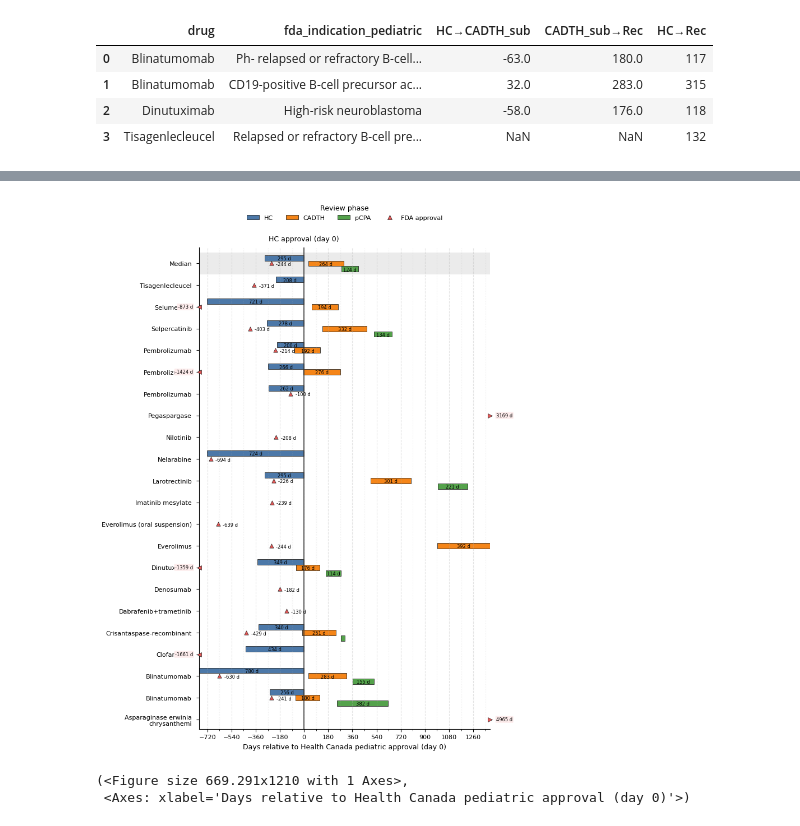
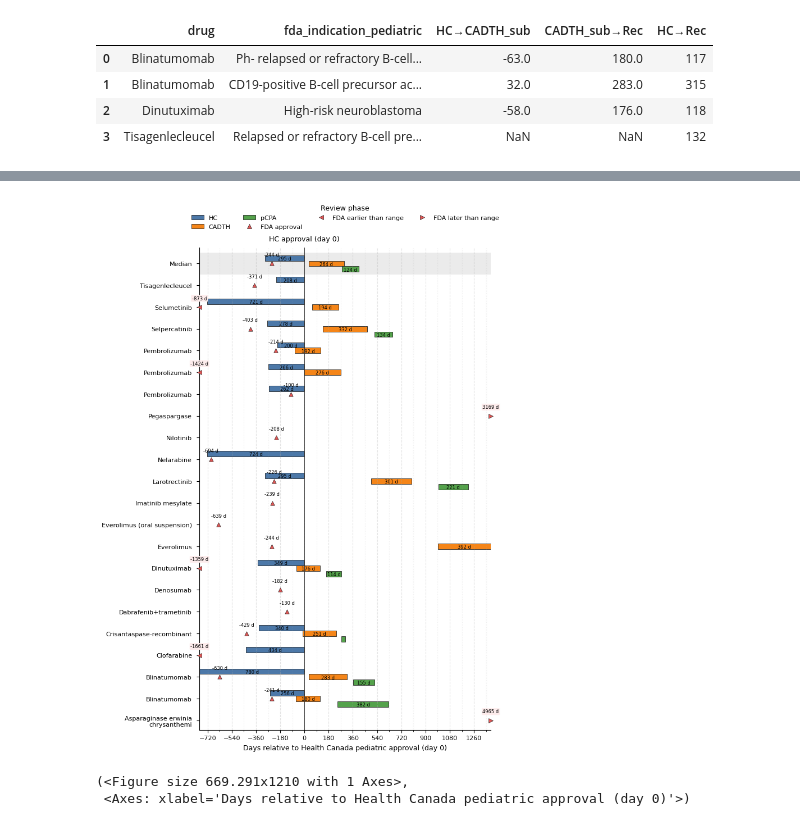
Before and after one commit to nick-gibb/pediatric-drug-access, a Jupyter notebook: pediatric_drug_access_metrics.ipynb, the cells around one changed output, grey strips where cells are left out. Drawn from its saved outputs; the diff is of its cells as text; code cells hidden in the pictures.

Commit message:
update legend and fda label

```diff
--- a/pediatric_drug_access_metrics.ipynb
+++ b/pediatric_drug_access_metrics.ipynb
@@ -706,55 +706,57 @@ def plot_drug_timeline_publication(
         left_oor = mask & (fda_days <  xmin)
         right_oor= mask & (fda_days >  xmax)
 
-        # In-range triangles + side labels
+        label_dy = 8  # points above the marker
+
+        # In-range triangles + labels ABOVE the triangle
         ax.scatter(fda_days[in_range], label_y[in_range],
                 s=28, marker="^", color=COLORS["FDA"],
                 edgecolors=EDGE, linewidths=0.5, zorder=3)
         for x, y in zip(fda_days[in_range], label_y[in_range]):
             ax.annotate(f"{int(round(x))} d", xy=(x, y),
-                        xytext=(6, -1.0), textcoords="offset points",
-                        ha="left", va="center", fontsize=6)
+                        xytext=(0, label_dy), textcoords="offset points",
+                        ha="center", va="bottom", fontsize=6)
 
-        # OOR styling (solid fill, EPS-friendly)
+        # OOR styling (solid, EPS-safe)
         pill_fc = "#FDECEC" if not mono else "0.90"
         pill_kw = dict(boxstyle="round,pad=0.18", fc=pill_fc, ec="none")
 
-        # Left-of-range: chevron at xmin
+        # Left-of-range: chevron at xmin + label ABOVE
         for x, y in zip(fda_days[left_oor], label_y[left_oor]):
             ax.scatter([xmin], [y], s=32, marker="<", color=COLORS["FDA"],
                     edgecolors=EDGE, linewidths=0.5, zorder=3, clip_on=False)
             ax.annotate(f"{int(round(x))} d", xy=(xmin, y),
-                        xytext=(-8, 0), textcoords="offset points",
-                        ha="right", va="center", fontsize=6, bbox=pill_kw, clip_on=False)
+                        xytext=(0, label_dy), textcoords="offset points",
+                        ha="center", va="bottom", fontsize=6, bbox=pill_kw, clip_on=False)
 
-        # Right-of-range: chevron at xmax (rare but symmetric)
+        # Right-of-range: chevron at xmax + label ABOVE (for symmetry)
         for x, y in zip(fda_days[right_oor], label_y[right_oor]):
             ax.scatter([xmax], [y], s=32, marker=">", color=COLORS["FDA"],
                     edgecolors=EDGE, linewidths=0.5, zorder=3, clip_on=False)
             ax.annotate(f"{int(round(x))} d", xy=(xmax, y),
-                        xytext=(8, 0), textcoords="offset points",
-                        ha="left", va="center", fontsize=6, bbox=pill_kw, clip_on=False)
+                        xytext=(0, label_dy), textcoords="offset points",
+                        ha="center", va="bottom", fontsize=6, bbox=pill_kw, clip_on=False)
 
-        # Legend: add chevrons only if present
+        # ---- Legend (build once, here)
         handles = [
-            Patch(facecolor=COLORS["HC"], edgecolor=EDGE, linewidth=lw, hatch=HATCH["HC"], label="HC"),
-            Patch(facecolor=COLORS["CADTH"], edgecolor=EDGE, linewidth=lw, hatch=HATCH["CADTH"], label="CADTH"),
+            Patch(facecolor=COLORS["HC"],   edgecolor=EDGE, linewidth=lw, hatch=HATCH["HC"],   label="HC"),
+            Patch(facecolor=COLORS["CADTH"],edgecolor=EDGE, linewidth=lw, hatch=HATCH["CADTH"],label="CADTH"),
             Patch(facecolor=COLORS["pCPA"], edgecolor=EDGE, linewidth=lw, hatch=HATCH["pCPA"], label="pCPA"),
             Line2D([0],[0], marker="^", linestyle="None", color=COLORS["FDA"],
                 markeredgecolor=EDGE, markeredgewidth=0.5, label="FDA approval"),
         ]
         if left_oor.any():
             handles.append(Line2D([0],[0], marker="<", linestyle="None", color=COLORS["FDA"],
-                                markeredgecolor=EDGE, markeredgewidth=0.5,
-                                label="FDA earlier than range"))
+                                markeredgecolor=EDGE, markeredgewidth=0.5, label="FDA earlier than range"))
         if right_oor.any():
             handles.append(Line2D([0],[0], marker=">", linestyle="None", color=COLORS["FDA"],
-                                markeredgecolor=EDGE, markeredgewidth=0.5,
-                                label="FDA later than range"))
+                                markeredgecolor=EDGE, markeredgewidth=0.5, label="FDA later than range"))
 
         ax.legend(handles=handles, loc="upper center",
                 bbox_to_anchor=(0.5, 1.10), ncol=min(4, len(handles)),
                 frameon=False, title="Review phase")
+
+
     # ---- y labels as ticks (wrapped)
     def wrap(s):
         return "\n".join(textwrap.wrap(s, width=wrap_labels_at)) if wrap_labels_at else s
@@ -767,44 +769,33 @@ def plot_drug_timeline_publication(
     ax.set_xlim(min_visible, max_visible)
     ax.set_xlabel("Days relative to Health Canada pediatric approval (day 0)")
     ax.xaxis.set_major_locator(mticker.MultipleLocator(180))
     ax.xaxis.set_minor_locator(mticker.MultipleLocator(90))
     ax.grid(True, axis="x", which="major", linestyle="--", alpha=0.35)
     ax.grid(True, axis="x", which="minor", linestyle=":",  alpha=0.20)
 
     ax.set_ylim(-0.2, n * (3 * BAR_H + PAD))
 
     # ---- 0-line label
     ax.axvline(0, linewidth=1.1, color="0.2", zorder=2)
     ax.annotate("HC approval (day 0)", xy=(0, ax.get_ylim()[1]), xytext=(0, 6),
                 textcoords="offset points", ha="center", va="bottom", fontsize=9)
 
-    # ---- legend: move farther above, outside plot
-    handles = [
-        Patch(facecolor=COLORS["HC"], edgecolor=EDGE, linewidth=lw, hatch=HATCH["HC"], label="HC"),
-        Patch(facecolor=COLORS["CADTH"], edgecolor=EDGE, linewidth=lw, hatch=HATCH["CADTH"], label="CADTH"),
-        Patch(facecolor=COLORS["pCPA"], edgecolor=EDGE, linewidth=lw, hatch=HATCH["pCPA"], label="pCPA"),
-        Line2D([0], [0], marker="^", linestyle="None", color=COLORS["FDA"],
-               markeredgecolor=EDGE, markeredgewidth=0.5, label="FDA approval"),
-    ]
-    # extra vertical space: y=1.18 (was ~1.05)
-    ax.legend(handles=handles, loc="upper center",
-                    bbox_to_anchor=(0.5, 1.10), ncol=4, frameon=False, title="Review phase")
     # create top margin so legend doesn’t collide with figure edge
     plt.subplots_adjust(top=0.82)
 
     # ---- tight layout & saves per Wiley
     os.makedirs("figures", exist_ok=True)
 
     fig.savefig(f"figures/{save_basename}.pdf", bbox_inches="tight", pad_inches=0.01)
     plt.show()
     return fig, ax
 
 ORDER = "alphabetical"  # or "by_hc_approval"
 timeline_all = build_timeline_all_rows(df, order=ORDER)
 
 # Color version (for online/PDF):
 plot_drug_timeline_publication(timeline_all, mono=False, save_basename="Figure_3")
 # %% [output]
-[figure, old version]
+[figure, new version]
 (<Figure size 669.291x1210 with 1 Axes>,
  <Axes: xlabel='Days relative to Health Canada pediatric approval (day 0)'>)
```
Also changed, not shown: 1 other file.
